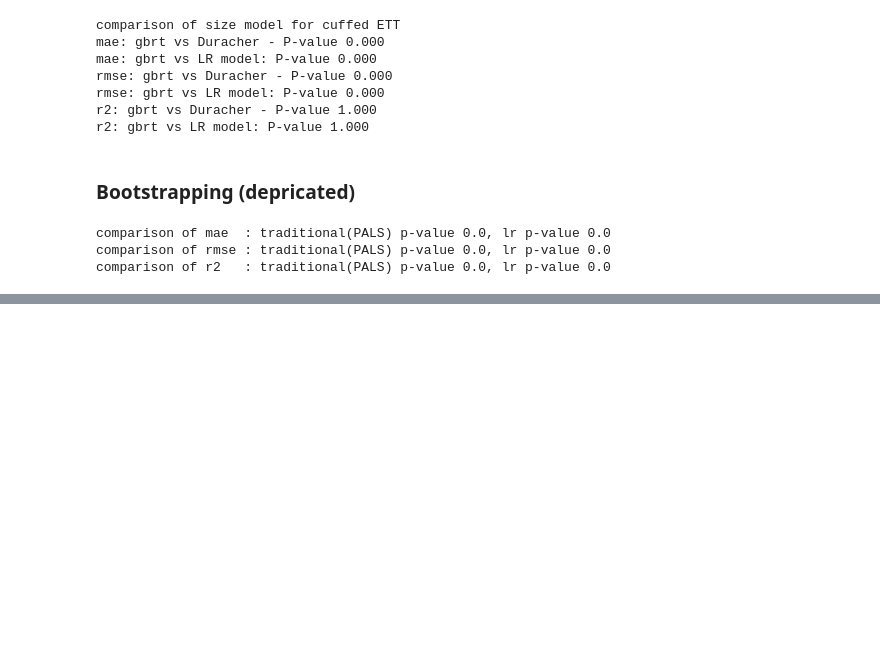
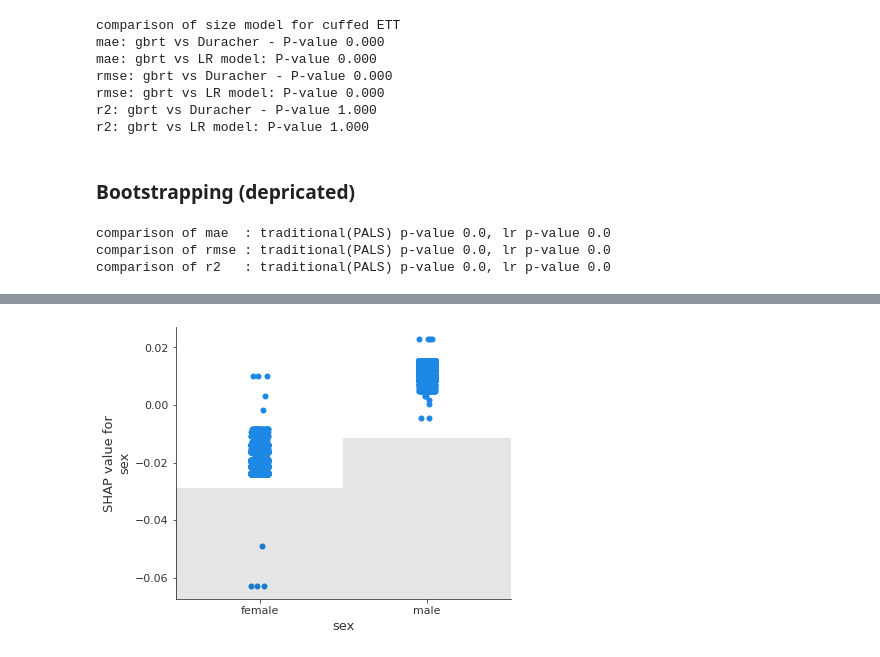
Before and after one commit to Hyeonsik/ETT, a Jupyter notebook: code_depth.ipynb, the cells around one changed output, grey strips where cells are left out. Cells and saved outputs as stored; diff of their text form; code cells hidden in the pictures; blank space fills up the shorter version.

```diff
--- a/code_depth.ipynb
+++ b/code_depth.ipynb
@@ -1075,0 +1126,7 @@ comparison of r2   : traditional(PALS) p-value 0.0, lr p-value 0.0
+# %%
+shap.plots.scatter(shap_xgb[:,'sex'], x_jitter=0.1, dot_size = None, show=False)
+plt.xticks([0,1], ['female', 'male'])
+plt.savefig("figures/Suppl_Fig2_h_depth_uncuff_sex.png", dpi=600, bbox_inches='tight', pad_inches=0.5)
+plt.show()
+# %% [output]
+[figure, added]
```
Also changed, not shown: parts of 11 cells of this notebook, 34 other files.
